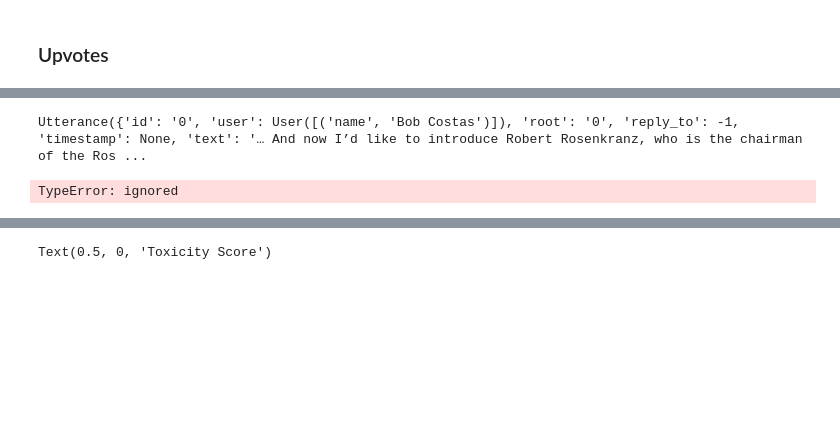
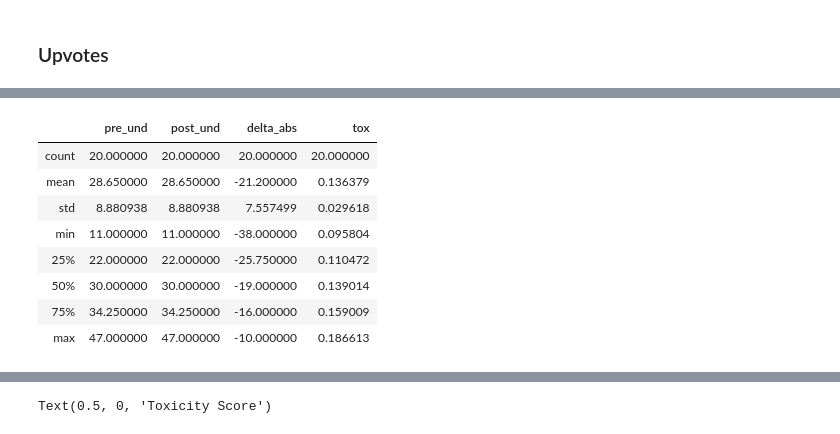
Before and after one commit to rjz46/Cornell-Conversational-Analysis-Toolkit, a Jupyter notebook: datasets/reddit_coarse_discourse-corpus/A1E_Upvote_Toxicity_Transformer.ipynb, the cells around one changed output, grey strips where cells are left out. Cells and saved outputs as stored; diff of their text form; code cells hidden in the pictures; blank space fills up the shorter version.

```diff
--- a/datasets/reddit_coarse_discourse-corpus/A1E_Upvote_Toxicity_Transformer.ipynb
+++ b/datasets/reddit_coarse_discourse-corpus/A1E_Upvote_Toxicity_Transformer.ipynb
@@ -245,21 +273,50 @@ WARNING: api key is not currently used; uses hardcoded key.
 # %%
 utt_ups_tox = {}
-upsvalues = []
-toxvalues = []
+pre_und_pcts = []
+post_und_pcts = []
+tox_values = []
 
 convos_dict = {}
 for convo_id in small_iq2_corpus.get_conversation_ids():
-  convo = small_iq2_corpus.utterances['0']#get_conversation(convo_id)
-  print(convo)
-  print(small_iq2_corpus.get_utterance())
-  # toxvalues.append(convo.meta['averagetoxicity'])
+  convo = small_iq2_corpus.get_conversation(convo_id)
+
+  # print(convo)
+  # print(convo.meta.keys())
+  # break
+  # print(small_iq2_corpus.get_utterance())
+
+  tox_values.append(convo.meta['averagetoxicity'])
+  results = convo.meta['results']
+
+  pre_und = results['pre']['undecided']
+  post_und = results['post']['undecided']
+  delta_abs = post_und - pre_und
+  delta_abs = post_und - pre_und
+  row = collections.OrderedDict((
+  ('pre_und', pre_und),
+  ('post_und', pre_und),
+  ('delta_abs', post_und - pre_und),
+  # ('delta_pct', 100.0 * (post_und - pre_und)),
+  ))
+  # print(results)
+  # pre_und_pcts.append(['pre']['undecided'] / sum(results.values()))
   # row = {}
-  # row['tox'] = convo.meta['averagetoxicity']
+  row['tox'] = convo.meta['averagetoxicity']
 
-  # row += convo.['result']
+  # results =
+
+  # row.update(convo.meta['results'])
   convos_dict[convo_id] = row
 
-disp(pd.DataFrame(convos_dict))
+df = pd.DataFrame.from_dict(convos_dict, orient='index')
+df.describe()
 # %% [output]
-Utterance({'id': '0', 'user': User([('name', 'Bob Costas')]), 'root': '0', 'reply_to': -1, 'timestamp': None, 'text': '… And now I’d like to introduce Robert Rosenkranz, who is the chairman of the Ros ...
-TypeError: ignored
+|  | pre_und | post_und | delta_abs | tox |
+| count | 20.000000 | 20.000000 | 20.000000 | 20.000000 |
+| mean | 28.650000 | 28.650000 | -21.200000 | 0.136379 |
+| std | 8.880938 | 8.880938 | 7.557499 | 0.029618 |
+| min | 11.000000 | 11.000000 | -38.000000 | 0.095804 |
+| 25% | 22.000000 | 22.000000 | -25.750000 | 0.110472 |
+| 50% | 30.000000 | 30.000000 | -19.000000 | 0.139014 |
+| 75% | 34.250000 | 34.250000 | -16.000000 | 0.159009 |
+| max | 47.000000 | 47.000000 | -10.000000 | 0.186613 |
```
Also changed, not shown: parts of 8 cells of this notebook.
